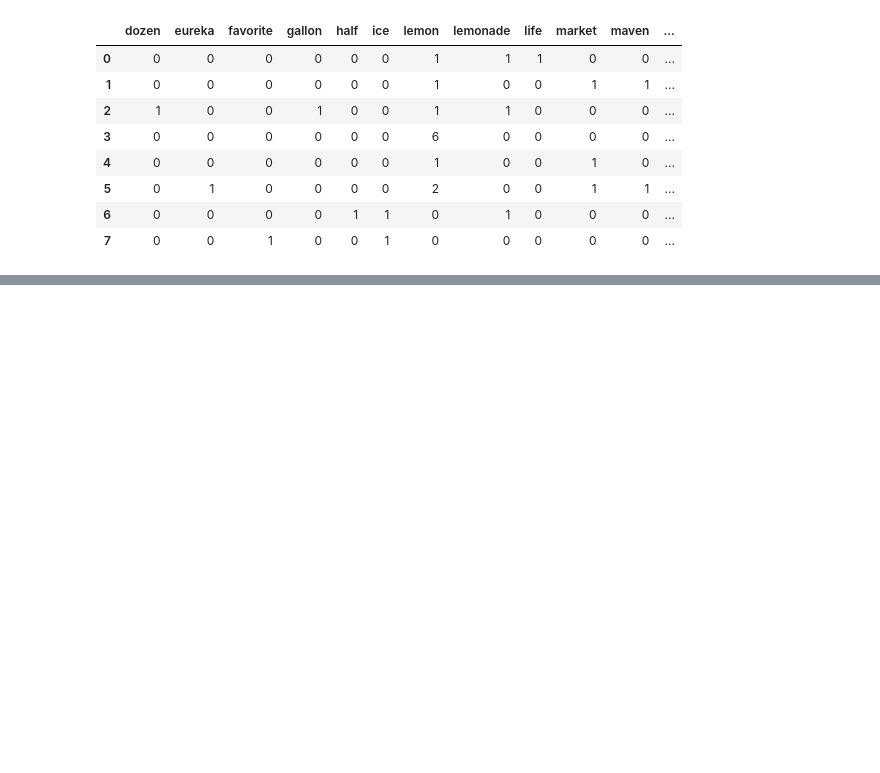
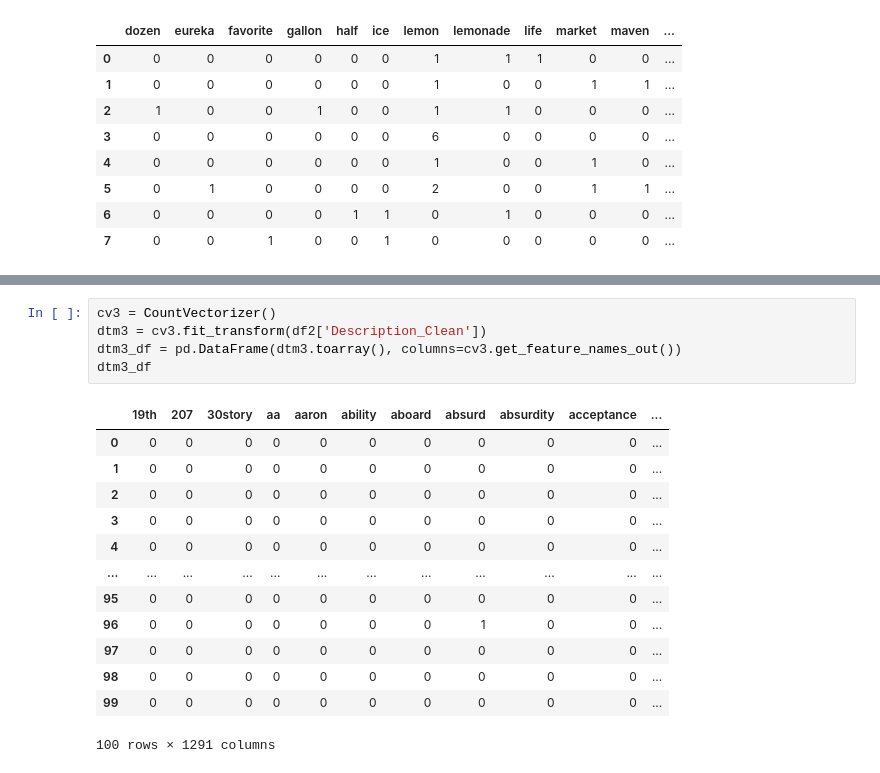
Before and after one commit to sulabola/NLP_in_Python, a Jupyter notebook: Chapter 2 - Text Preprocessing.ipynb, the cells around one changed output, grey strips where cells are left out. Saved outputs shown, nothing was run; the diff lists cells and outputs as text; blank space fills up the shorter version.

```diff
--- a/Chapter 2 - Text Preprocessing.ipynb
+++ b/Chapter 2 - Text Preprocessing.ipynb
@@ -1102,0 +1176,19 @@ dtm_df
+# %%
+cv3 = CountVectorizer()
+dtm3 = cv3.fit_transform(df2['Description_Clean'])
+dtm3_df = pd.DataFrame(dtm3.toarray(), columns=cv3.get_feature_names_out())
+dtm3_df
+# %% [output]
+|  | 19th | 207 | 30story | aa | aaron | ability | aboard | absurd | absurdity | acceptance | ... |
+| 0 | 0 | 0 | 0 | 0 | 0 | 0 | 0 | 0 | 0 | 0 | ... |
+| 1 | 0 | 0 | 0 | 0 | 0 | 0 | 0 | 0 | 0 | 0 | ... |
+| 2 | 0 | 0 | 0 | 0 | 0 | 0 | 0 | 0 | 0 | 0 | ... |
+| 3 | 0 | 0 | 0 | 0 | 0 | 0 | 0 | 0 | 0 | 0 | ... |
+| 4 | 0 | 0 | 0 | 0 | 0 | 0 | 0 | 0 | 0 | 0 | ... |
+| ... | ... | ... | ... | ... | ... | ... | ... | ... | ... | ... | ... |
+| 95 | 0 | 0 | 0 | 0 | 0 | 0 | 0 | 0 | 0 | 0 | ... |
+| 96 | 0 | 0 | 0 | 0 | 0 | 0 | 0 | 1 | 0 | 0 | ... |
+| 97 | 0 | 0 | 0 | 0 | 0 | 0 | 0 | 0 | 0 | 0 | ... |
+| 98 | 0 | 0 | 0 | 0 | 0 | 0 | 0 | 0 | 0 | 0 | ... |
+| 99 | 0 | 0 | 0 | 0 | 0 | 0 | 0 | 0 | 0 | 0 | ... |
+100 rows × 1291 columns
```
Also changed, not shown: parts of 16 cells of this notebook.
